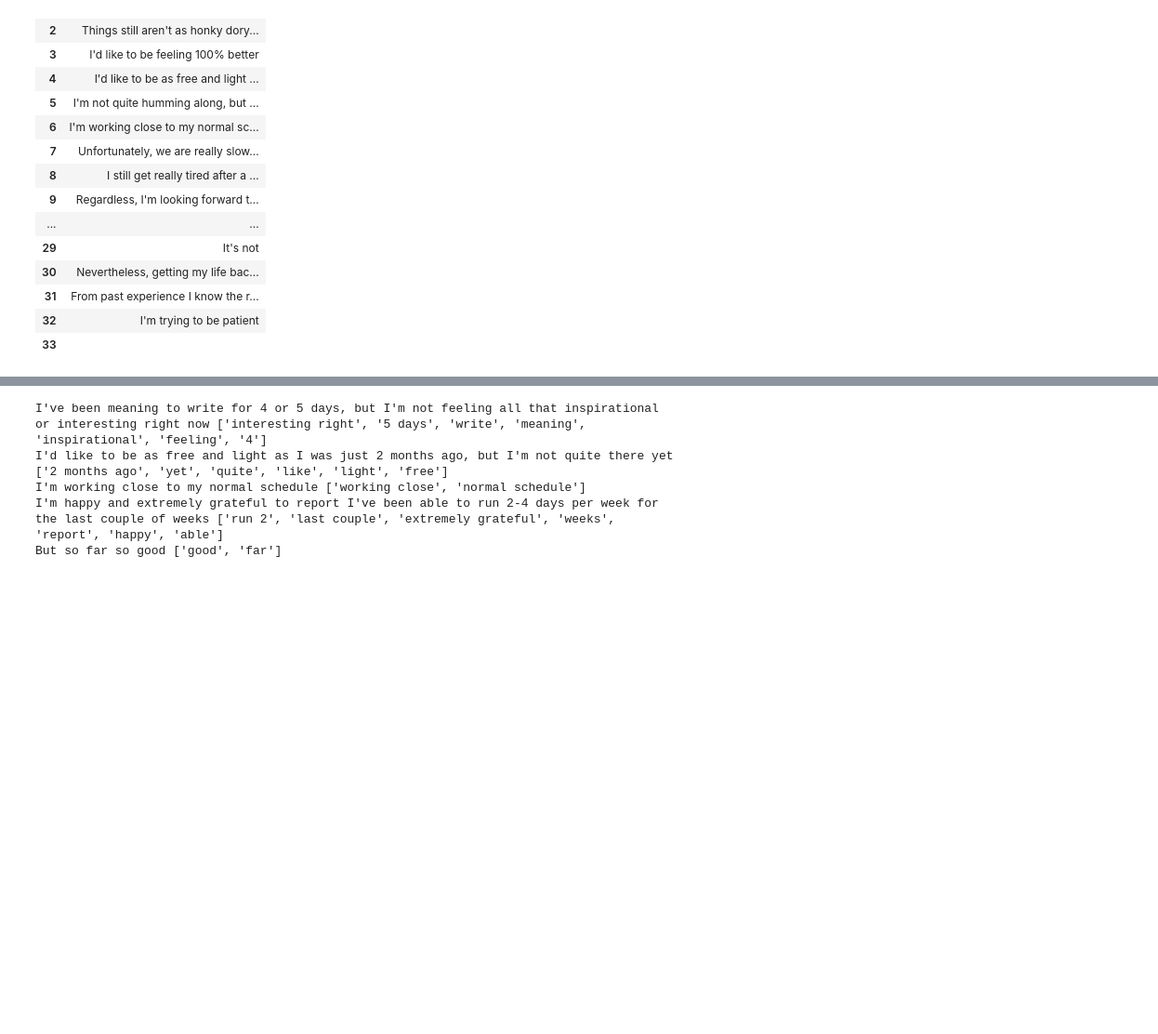
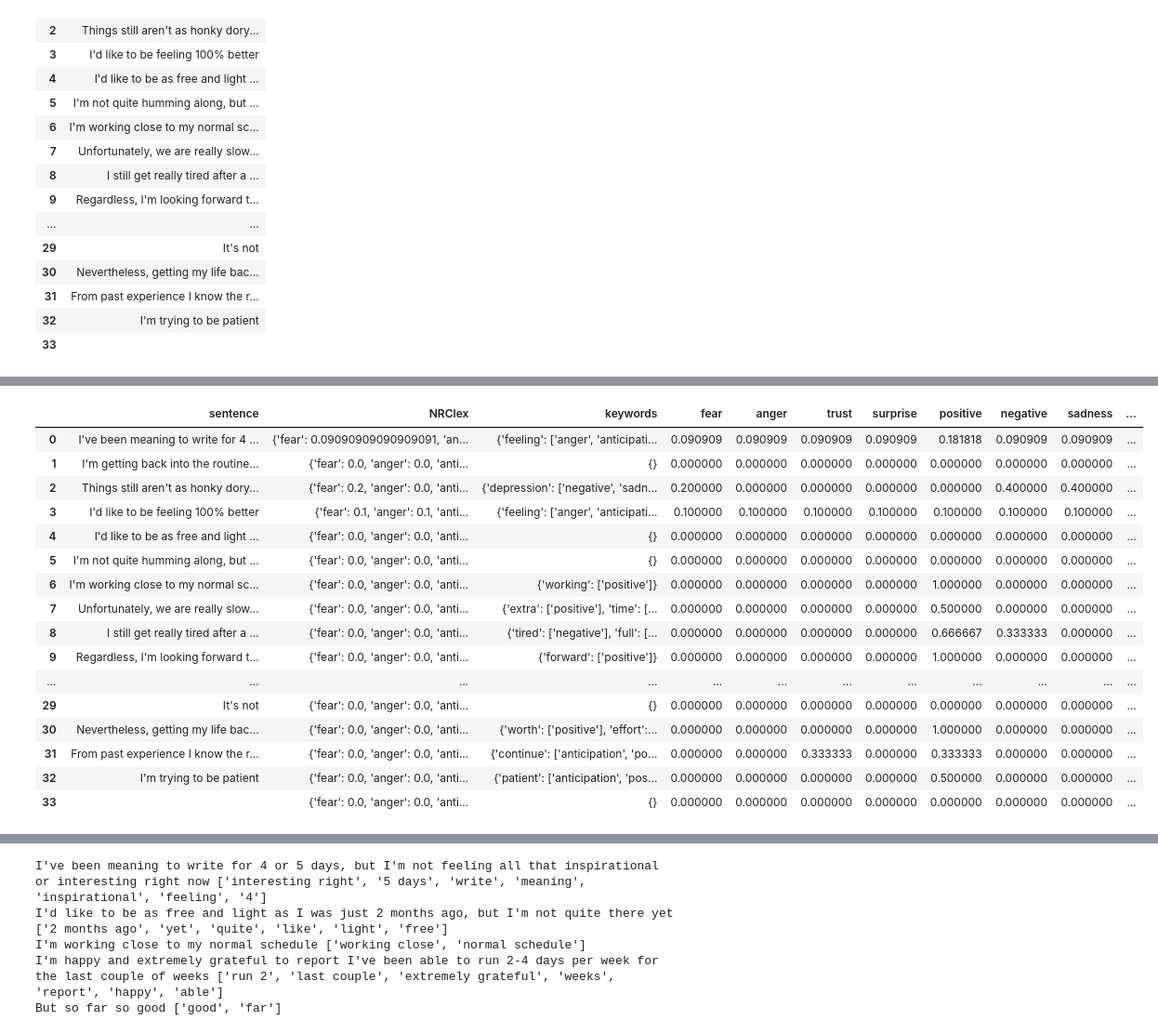
Before and after one commit to valeriialeskina/IamHere, a Jupyter notebook: keyword extraction/RAKE and spacy.ipynb, the cells around one changed output, grey strips where cells are left out. Shown at 93% size. Drawn from its saved outputs; the diff is of its cells as text; code cells hidden in the pictures; blank space fills up the shorter version.

Commit message:
function for analyzing the post

```diff
--- a/keyword extraction/RAKE and spacy.ipynb
+++ b/keyword extraction/RAKE and spacy.ipynb
@@ -158,4 +175,15 @@ I'd like to be as free and light as I was just 2 months ago, but I'm not quite t
 {'Happy': 1.0, 'Angry': 0.0, 'Surprise': 0.0, 'Sad': 0.0, 'Fear': 0.0}
+# %%
+#pip install NRCLex
+from nrclex import NRCLex
+
+def get_NRC_emotions(text):
+    obj_NRC = NRCLex(text)
+    return obj_NRC.affect_frequencies
+# %%
+def get_NRC_keywords(text):
+    obj_NRC = NRCLex(text)
+    return obj_NRC.affect_dict
 # %%
 post_df['rake'] = post_df.sentence.apply(get_rake_phrases)
 post_df['text2emotion'] = post_df.sentence.apply(te.get_emotion)
@@ -164,3 +192,38 @@ post_df['Angry'] = [emotion['Angry'] for emotion in post_df.text2emotion]
 post_df['Surprise'] = [emotion['Surprise'] for emotion in post_df.text2emotion]
 post_df['Sad'] = [emotion['Sad'] for emotion in post_df.text2emotion]
 post_df['Fear'] = [emotion['Fear'] for emotion in post_df.text2emotion]
+# %%
+def append_emotions(data):
+    data['NRClex'] = data.sentence.apply(get_NRC_emotions)
+    data['keywords'] = data.sentence.apply(get_NRC_keywords)
+    emotions = ['fear', 'anger', 'trust', 'surprise', 'positive', 'negative', 'sadness', 'disgust', 'joy','anticipation']
+    data[['fear', 'anger', 'trust', 'surprise', 'positive', 'negative', 'sadness', 'disgust', 'joy','anticipation']]=0
+    for emotion in emotions:
+        for i, name in data.NRClex.iteritems():
+            try:
+                data.loc[i,emotion] = name[emotion]
+            except:
+                data.loc[i,emotion] = 0
+    return data
+# %%
+test = append_emotions(post_df)
+# %%
+test
+# %% [output]
+|  | sentence | NRClex | keywords | fear | anger | trust | surprise | positive | negative | sadness | ... |
+| 0 | I've been meaning to write for 4 ... | {'fear': 0.09090909090909091, 'an... | {'feeling': ['anger', 'anticipati... | 0.090909 | 0.090909 | 0.090909 | 0.090909 | 0.181818 | 0.090909 | 0.090909 | ... |
+| 1 | I'm getting back into the routine... | {'fear': 0.0, 'anger': 0.0, 'anti... | {} | 0.000000 | 0.000000 | 0.000000 | 0.000000 | 0.000000 | 0.000000 | 0.000000 | ... |
+| 2 | Things still aren't as honky dory... | {'fear': 0.2, 'anger': 0.0, 'anti... | {'depression': ['negative', 'sadn... | 0.200000 | 0.000000 | 0.000000 | 0.000000 | 0.000000 | 0.400000 | 0.400000 | ... |
+| 3 | I'd like to be feeling 100% better | {'fear': 0.1, 'anger': 0.1, 'anti... | {'feeling': ['anger', 'anticipati... | 0.100000 | 0.100000 | 0.100000 | 0.100000 | 0.100000 | 0.100000 | 0.100000 | ... |
+| 4 | I'd like to be as free and light ... | {'fear': 0.0, 'anger': 0.0, 'anti... | {} | 0.000000 | 0.000000 | 0.000000 | 0.000000 | 0.000000 | 0.000000 | 0.000000 | ... |
+| 5 | I'm not quite humming along, but ... | {'fear': 0.0, 'anger': 0.0, 'anti... | {} | 0.000000 | 0.000000 | 0.000000 | 0.000000 | 0.000000 | 0.000000 | 0.000000 | ... |
+| 6 | I'm working close to my normal sc... | {'fear': 0.0, 'anger': 0.0, 'anti... | {'working': ['positive']} | 0.000000 | 0.000000 | 0.000000 | 0.000000 | 1.000000 | 0.000000 | 0.000000 | ... |
+| 7 | Unfortunately, we are really slow... | {'fear': 0.0, 'anger': 0.0, 'anti... | {'extra': ['positive'], 'time': [... | 0.000000 | 0.000000 | 0.000000 | 0.000000 | 0.500000 | 0.000000 | 0.000000 | ... |
+| 8 | I still get really tired after a ... | {'fear': 0.0, 'anger': 0.0, 'anti... | {'tired': ['negative'], 'full': [... | 0.000000 | 0.000000 | 0.000000 | 0.000000 | 0.666667 | 0.333333 | 0.000000 | ... |
+| 9 | Regardless, I'm looking forward t... | {'fear': 0.0, 'anger': 0.0, 'anti... | {'forward': ['positive']} | 0.000000 | 0.000000 | 0.000000 | 0.000000 | 1.000000 | 0.000000 | 0.000000 | ... |
+| ... | ... | ... | ... | ... | ... | ... | ... | ... | ... | ... | ... |
+| 29 | It's not | {'fear': 0.0, 'anger': 0.0, 'anti... | {} | 0.000000 | 0.000000 | 0.000000 | 0.000000 | 0.000000 | 0.000000 | 0.000000 | ... |
+| 30 | Nevertheless, getting my life bac... | {'fear': 0.0, 'anger': 0.0, 'anti... | {'worth': ['positive'], 'effort':... | 0.000000 | 0.000000 | 0.000000 | 0.000000 | 1.000000 | 0.000000 | 0.000000 | ... |
+| 31 | From past experience I know the r... | {'fear': 0.0, 'anger': 0.0, 'anti... | {'continue': ['anticipation', 'po... | 0.000000 | 0.000000 | 0.333333 | 0.000000 | 0.333333 | 0.000000 | 0.000000 | ... |
+| 32 | I'm trying to be patient | {'fear': 0.0, 'anger': 0.0, 'anti... | {'patient': ['anticipation', 'pos... | 0.000000 | 0.000000 | 0.000000 | 0.000000 | 0.500000 | 0.000000 | 0.000000 | ... |
+| 33 |  | {'fear': 0.0, 'anger': 0.0, 'anti... | {} | 0.000000 | 0.000000 | 0.000000 | 0.000000 | 0.000000 | 0.000000 | 0.000000 | ... |
```
Also changed, not shown: parts of 8 cells of this notebook, 1 other file.
